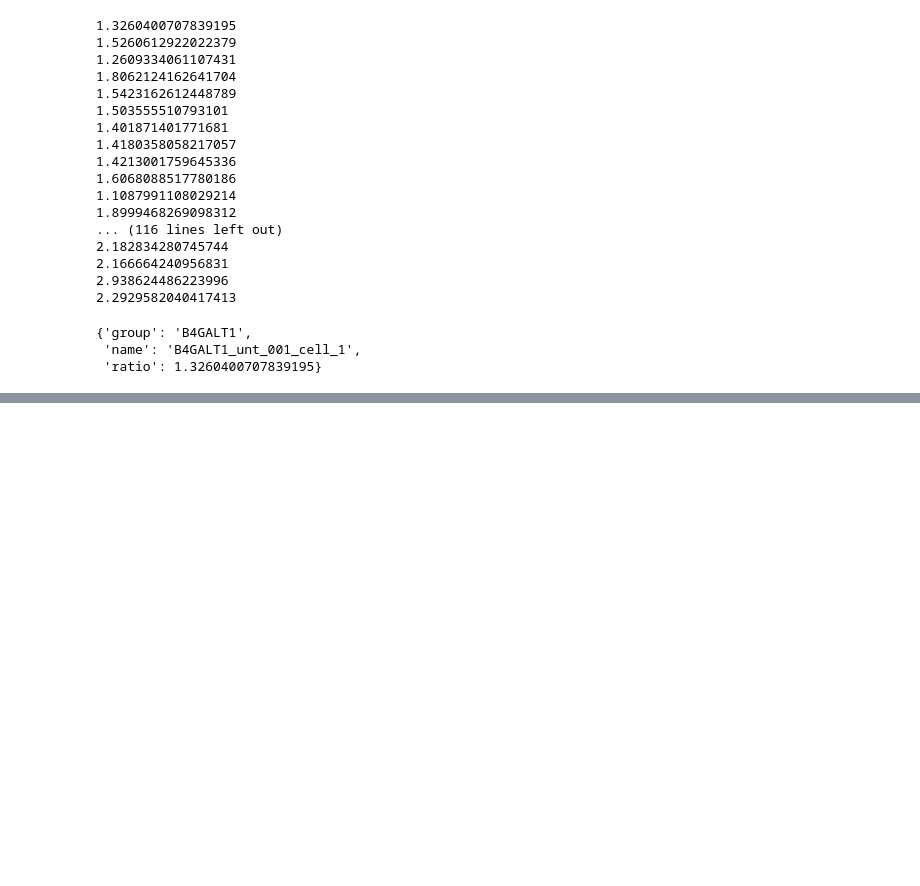
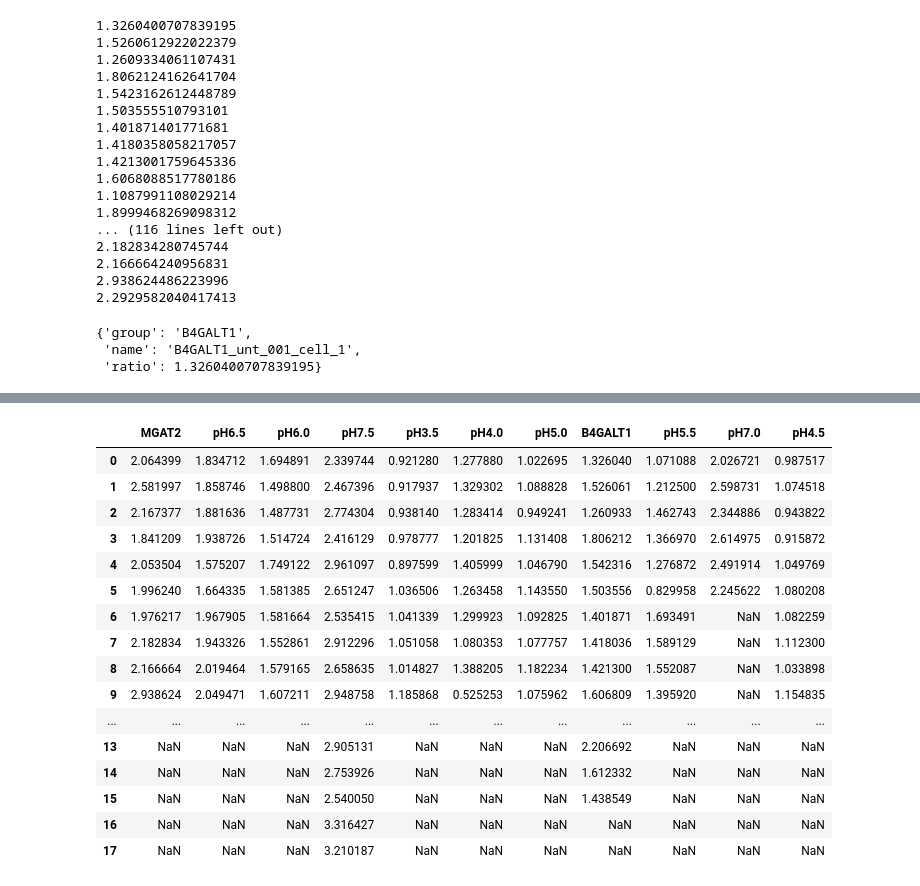
Before and after one commit to plinders/pH_analysis, a Jupyter notebook: Obj ratios array to df.ipynb, the cells around one changed output, grey strips where cells are left out. Cells and saved outputs as stored; diff of their text form; code cells hidden in the pictures; blank space fills up the shorter version.

```diff
--- a/Obj ratios array to df.ipynb
+++ b/Obj ratios array to df.ipynb
@@ -24,0 +6,2 @@ Good Golgi? Y/N y
+# %%
+golgis = folderToArray("C:\\Users\\Peter\\Documents\\!Experiments\\test_phLIF_Tiff")
@@ -230,0 +180,12 @@ df[~df['group'].str.contains('pH')]
+# %%
+group_set = set()
+for item in golgis:
+    group_set.add(item.group)
+
+d = {}
+for group in group_set:
+    temp = []
+    for item in golgis:
+        if group == item.group:
+            temp.append(item.ratio)
+            d[group] = temp
@@ -230,0 +211,24 @@ df[~df['group'].str.contains('pH')]
+# %%
+df = pd.DataFrame.from_dict(d, orient='index')
+# %%
+df = df.T
+# %%
+df
+# %% [output]
+|  | MGAT2 | pH6.5 | pH6.0 | pH7.5 | pH3.5 | pH4.0 | pH5.0 | B4GALT1 | pH5.5 | pH7.0 | pH4.5 |
+| 0 | 2.064399 | 1.834712 | 1.694891 | 2.339744 | 0.921280 | 1.277880 | 1.022695 | 1.326040 | 1.071088 | 2.026721 | 0.987517 |
+| 1 | 2.581997 | 1.858746 | 1.498800 | 2.467396 | 0.917937 | 1.329302 | 1.088828 | 1.526061 | 1.212500 | 2.598731 | 1.074518 |
+| 2 | 2.167377 | 1.881636 | 1.487731 | 2.774304 | 0.938140 | 1.283414 | 0.949241 | 1.260933 | 1.462743 | 2.344886 | 0.943822 |
+| 3 | 1.841209 | 1.938726 | 1.514724 | 2.416129 | 0.978777 | 1.201825 | 1.131408 | 1.806212 | 1.366970 | 2.614975 | 0.915872 |
+| 4 | 2.053504 | 1.575207 | 1.749122 | 2.961097 | 0.897599 | 1.405999 | 1.046790 | 1.542316 | 1.276872 | 2.491914 | 1.049769 |
+| 5 | 1.996240 | 1.664335 | 1.581385 | 2.651247 | 1.036506 | 1.263458 | 1.143550 | 1.503556 | 0.829958 | 2.245622 | 1.080208 |
+| 6 | 1.976217 | 1.967905 | 1.581664 | 2.535415 | 1.041339 | 1.299923 | 1.092825 | 1.401871 | 1.693491 | NaN | 1.082259 |
+| 7 | 2.182834 | 1.943326 | 1.552861 | 2.912296 | 1.051058 | 1.080353 | 1.077757 | 1.418036 | 1.589129 | NaN | 1.112300 |
+| 8 | 2.166664 | 2.019464 | 1.579165 | 2.658635 | 1.014827 | 1.388205 | 1.182234 | 1.421300 | 1.552087 | NaN | 1.033898 |
+| 9 | 2.938624 | 2.049471 | 1.607211 | 2.948758 | 1.185868 | 0.525253 | 1.075962 | 1.606809 | 1.395920 | NaN | 1.154835 |
+| ... | ... | ... | ... | ... | ... | ... | ... | ... | ... | ... | ... |
+| 13 | NaN | NaN | NaN | 2.905131 | NaN | NaN | NaN | 2.206692 | NaN | NaN | NaN |
+| 14 | NaN | NaN | NaN | 2.753926 | NaN | NaN | NaN | 1.612332 | NaN | NaN | NaN |
+| 15 | NaN | NaN | NaN | 2.540050 | NaN | NaN | NaN | 1.438549 | NaN | NaN | NaN |
+| 16 | NaN | NaN | NaN | 3.316427 | NaN | NaN | NaN | NaN | NaN | NaN | NaN |
+| 17 | NaN | NaN | NaN | 3.210187 | NaN | NaN | NaN | NaN | NaN | NaN | NaN |
```
Also changed, not shown: parts of 19 cells of this notebook, 16 other files.
